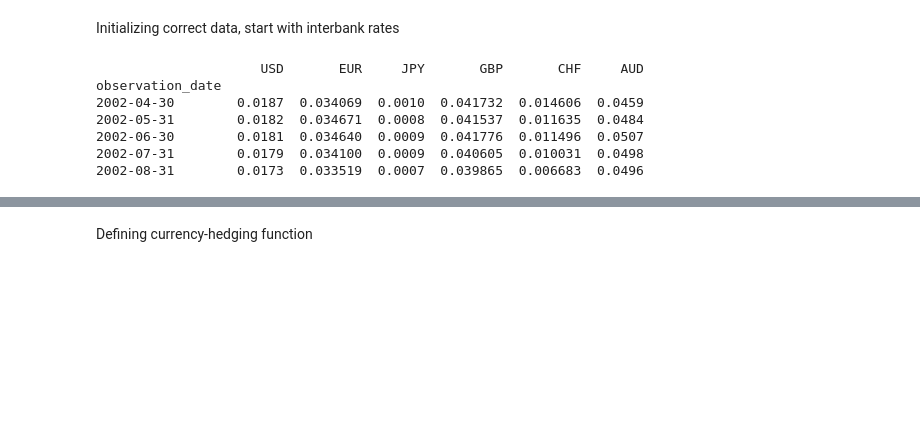
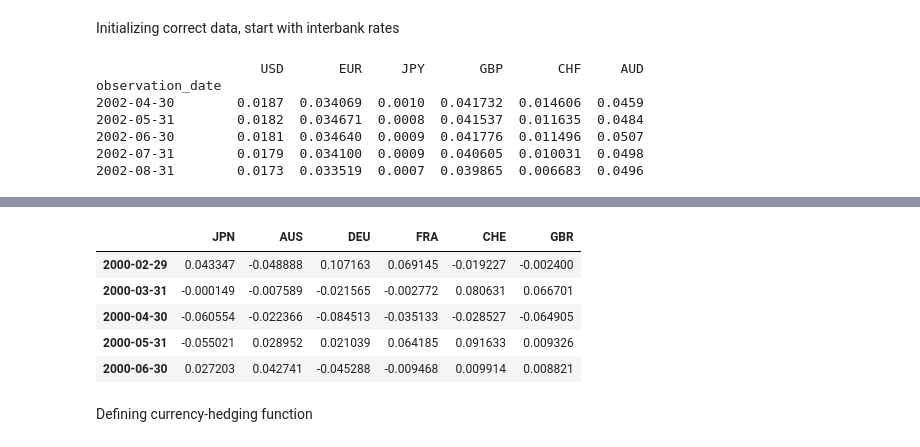
Before and after one commit to R4ff67/Investments, a Jupyter notebook: Q2-3.ipynb, the cells around one changed output, grey strips where cells are left out. Drawn from its saved outputs; the diff is of its cells as text; code cells hidden in the pictures; blank space fills up the shorter version.

```diff
--- a/Q2-3.ipynb
+++ b/Q2-3.ipynb
@@ -387,3 +413,12 @@ cexr = cexr.sort_index()
+# %%
+idx_returns.head()
+# %% [output]
+|  | JPN | AUS | DEU | FRA | CHE | GBR |
+| 2000-02-29 | 0.043347 | -0.048888 | 0.107163 | 0.069145 | -0.019227 | -0.002400 |
+| 2000-03-31 | -0.000149 | -0.007589 | -0.021565 | -0.002772 | 0.080631 | 0.066701 |
+| 2000-04-30 | -0.060554 | -0.022366 | -0.084513 | -0.035133 | -0.028527 | -0.064905 |
+| 2000-05-31 | -0.055021 | 0.028952 | 0.021039 | 0.064185 | 0.091633 | 0.009326 |
+| 2000-06-30 | 0.027203 | 0.042741 | -0.045288 | -0.009468 | 0.009914 | 0.008821 |
 # %% [markdown]
 Defining currency-hedging function
 # %%
```
Also changed, not shown: parts of 2 cells of this notebook, 1 other file.
